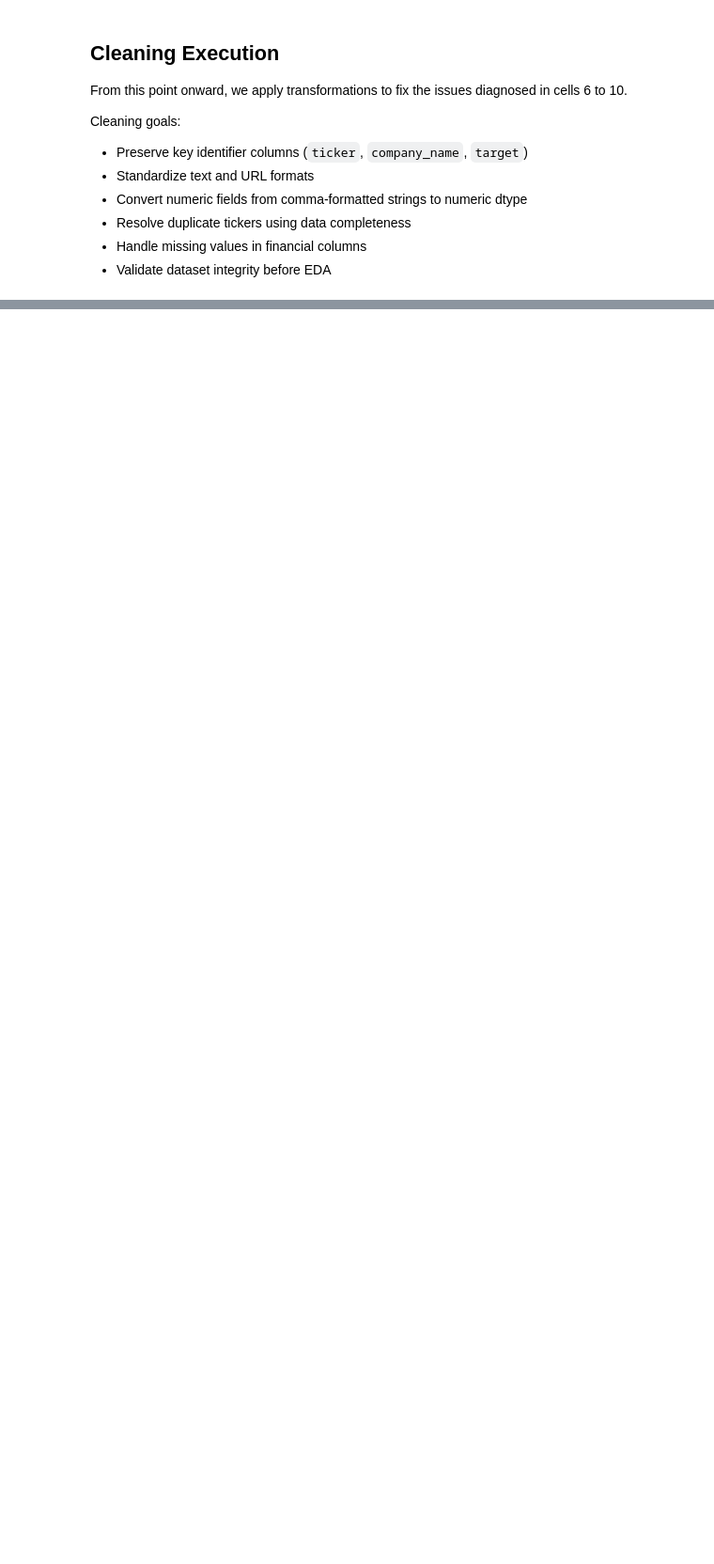
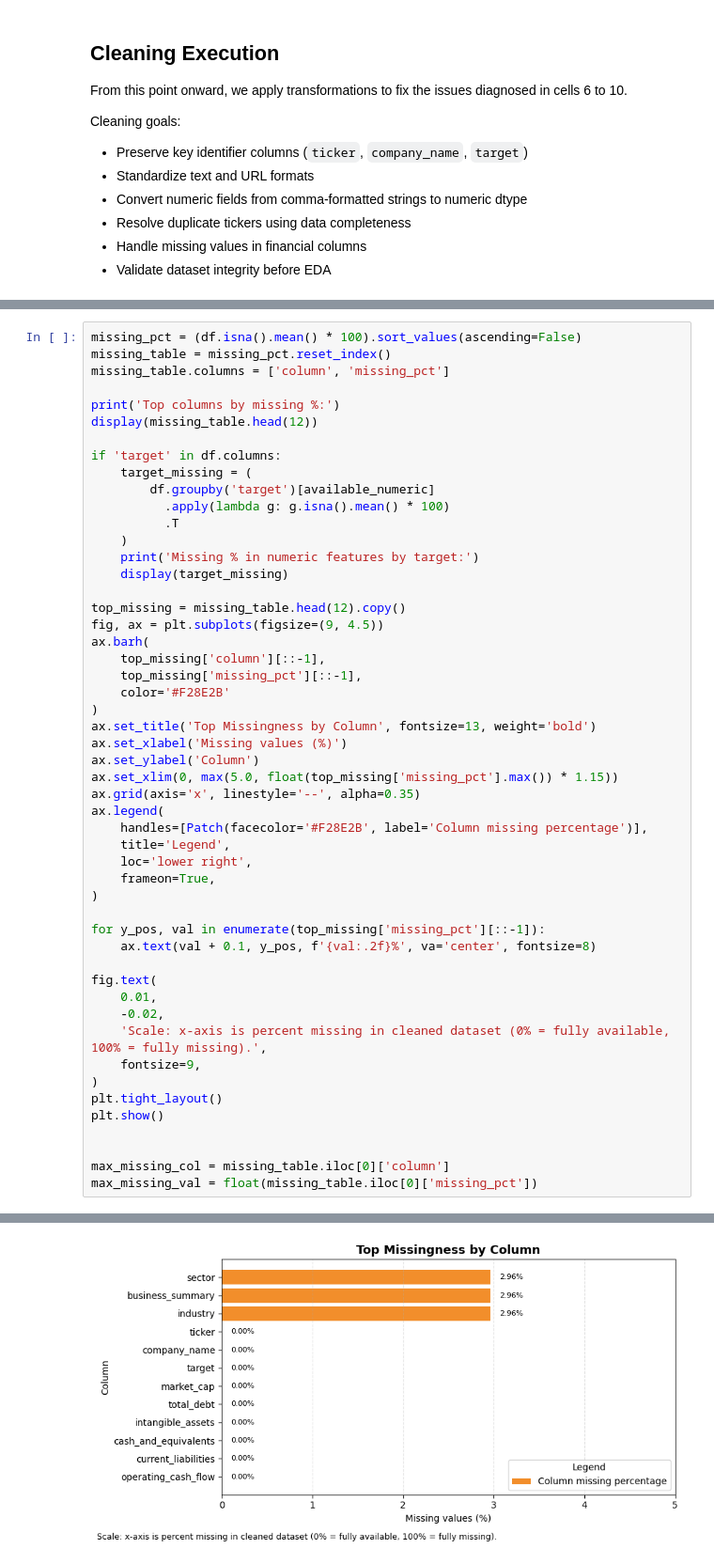
Before and after one commit to pushkqr/corporate-insolvency, a Jupyter notebook: code.ipynb, the cells around one changed output, grey strips where cells are left out. Shown at 94% size. Saved outputs shown, nothing was run; the diff lists cells and outputs as text; blank space fills up the shorter version.

```diff
--- a/code.ipynb
+++ b/code.ipynb
@@ -257,0 +368,52 @@ Saved cleaned file: insolvency_clean.csv
+# %%
+missing_pct = (df.isna().mean() * 100).sort_values(ascending=False)
+missing_table = missing_pct.reset_index()
+missing_table.columns = ['column', 'missing_pct']
+
+print('Top columns by missing %:')
+display(missing_table.head(12))
+
+if 'target' in df.columns:
+    target_missing = (
+        df.groupby('target')[available_numeric]
+          .apply(lambda g: g.isna().mean() * 100)
+          .T
+    )
+    print('Missing % in numeric features by target:')
+    display(target_missing)
+
+top_missing = missing_table.head(12).copy()
+fig, ax = plt.subplots(figsize=(9, 4.5))
+ax.barh(
+    top_missing['column'][::-1],
+    top_missing['missing_pct'][::-1],
+    color='#F28E2B'
+)
+ax.set_title('Top Missingness by Column', fontsize=13, weight='bold')
+ax.set_xlabel('Missing values (%)')
+ax.set_ylabel('Column')
+ax.set_xlim(0, max(5.0, float(top_missing['missing_pct'].max()) * 1.15))
+ax.grid(axis='x', linestyle='--', alpha=0.35)
+ax.legend(
+    handles=[Patch(facecolor='#F28E2B', label='Column missing percentage')],
+    title='Legend',
+    loc='lower right',
+    frameon=True,
+)
+
+for y_pos, val in enumerate(top_missing['missing_pct'][::-1]):
+    ax.text(val + 0.1, y_pos, f'{val:.2f}%', va='center', fontsize=8)
+
+fig.text(
+    0.01,
+    -0.02,
+    'Scale: x-axis is percent missing in cleaned dataset (0% = fully available, 100% = fully missing).',
+    fontsize=9,
+)
+plt.tight_layout()
+plt.show()
+
+
+max_missing_col = missing_table.iloc[0]['column']
+max_missing_val = float(missing_table.iloc[0]['missing_pct'])
+# %% [output]
@@ -257,0 +446 @@ Saved cleaned file: insolvency_clean.csv
+[figure, added]
```
Also changed, not shown: parts of 13 cells of this notebook, 3 other files.
